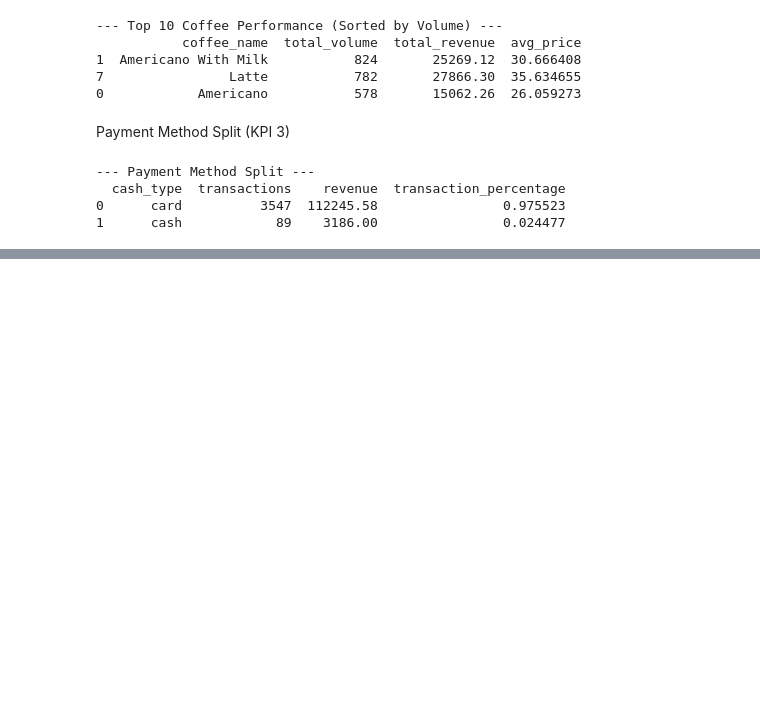
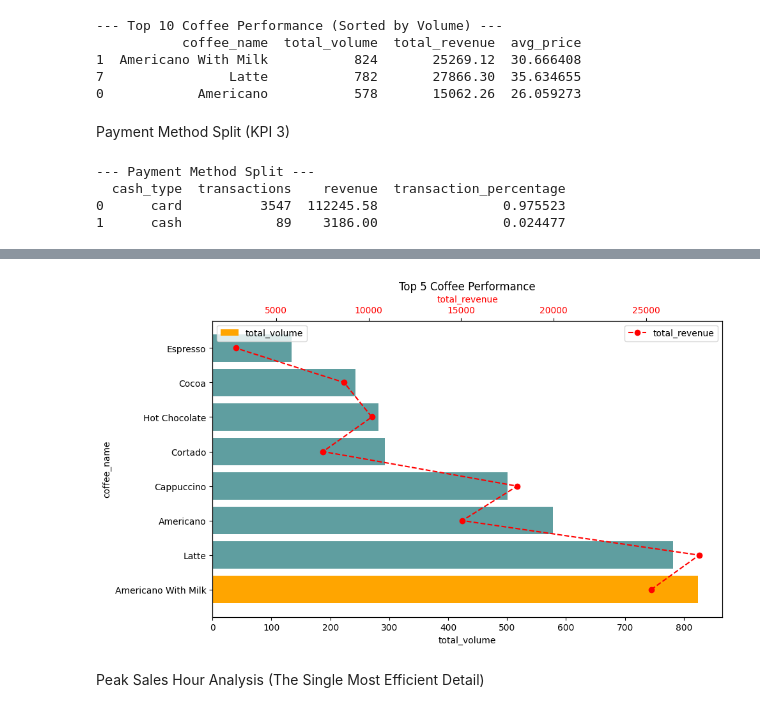
Before and after one commit to asangikak/kaggle, a Jupyter notebook: coffee-sales-eda.ipynb, the cells around one changed output, grey strips where cells are left out. Cells and saved outputs as stored; diff of their text form; code cells hidden in the pictures; blank space fills up the shorter version.

Commit message:
Kaggle Notebook | Coffee Sales EDA | Version 2

```diff
--- a/coffee-sales-eda.ipynb
+++ b/coffee-sales-eda.ipynb
@@ -212,0 +281,44 @@ print(payment_split)
+# %%
+# categories = ['Category A', 'Category B', 'Category C', 'Category D']
+# values1 = [10, 25, 15, 30]
+# values2 = [100, 250, 150, 300] # Secondary axis values
+
+import matplotlib.pyplot as plt
+
+# Data for the chart
+# coffee_performance
+categories = coffee_performance['coffee_name']
+values1 = coffee_performance['total_volume']
+values2 = coffee_performance['total_revenue']
+
+fig, ax1 = plt.subplots(figsize=(10, 6))
+
+y_pos = np.arange(len(categories))
+ax1.barh(y_pos, values1, color=np.where(values1 == values1.max(),'orange','cadetblue'), label='total_volume')
+# ax1.barh(y_pos, values1, color=c, label='total_volume')
+ax1.set_yticks(y_pos)
+ax1.set_yticklabels(categories)
+
+ax2 = ax1.twiny() # Create a twin y-axis sharing the x-axis
+
+
+# Plot secondary data (e.g., as a line or another bar set)
+ax2.plot(values2, categories, color='red', marker='o', linestyle='--', label='total_revenue')
+
+# Set labels and title
+ax1.set_xlabel('total_volume')
+ax1.set_ylabel('coffee_name')
+ax2.set_xlabel('total_revenue', color='red')
+ax2.tick_params(axis='x', labelcolor='red')
+plt.title('Top 5 Coffee Performance')
+
+# Add legends
+ax1.legend(loc='upper left')
+ax2.legend(loc='upper right')
+
+plt.tight_layout()
+plt.show()
+# %% [output]
+[figure, added]
+# %% [markdown]
+Peak Sales Hour Analysis (The Single Most Efficient Detail)
```
Also changed, not shown: parts of 5 cells of this notebook.
